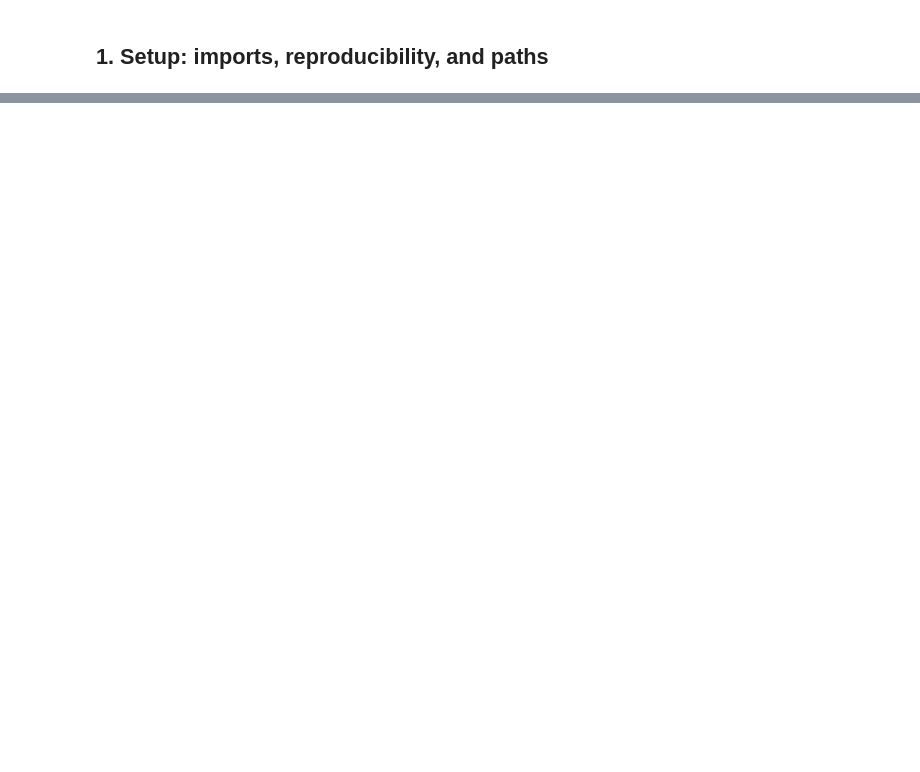
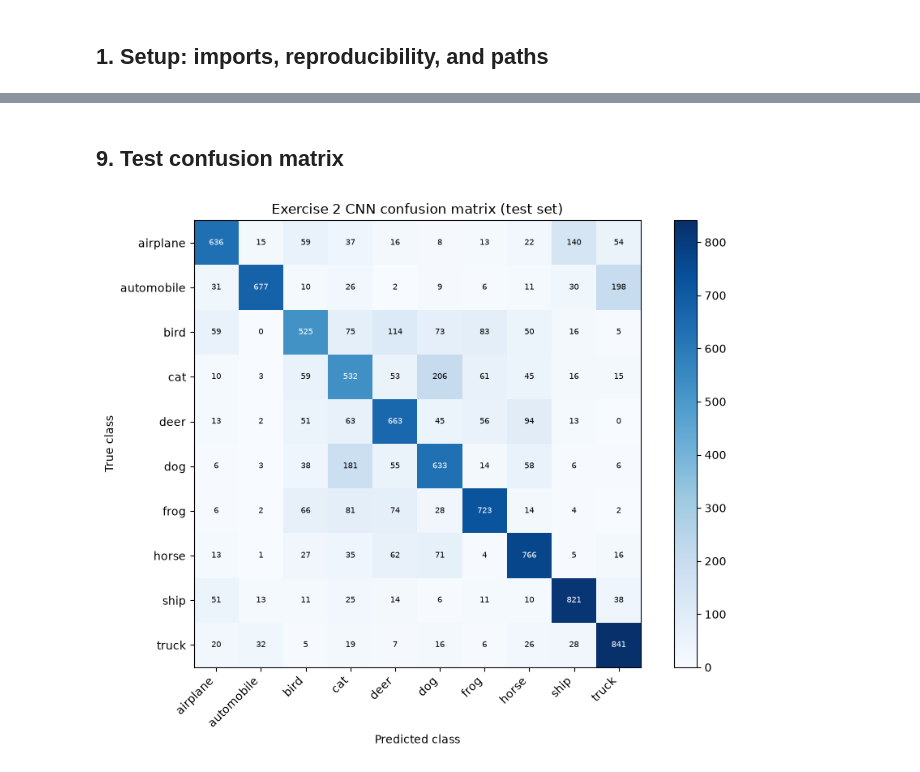
Before and after one commit to sithumi-i/PUSL3123_pytorch-CIFAR10, a Jupyter notebook: Exercise 2 CNN.ipynb, the cells around one changed output, grey strips where cells are left out. Saved outputs shown, nothing was run; the diff lists cells and outputs as text; code cells hidden in the pictures; blank space fills up the shorter version.

```diff
--- a/Exercise 2 CNN.ipynb
+++ b/Exercise 2 CNN.ipynb
@@ -336,0 +454,20 @@ Use the printed comparison table and the saved plots when discussing the report.
+# %% [markdown]
+## 9. Test confusion matrix
+# %%
+figure, axis = plt.subplots(figsize=(9, 7))
+image = axis.imshow(test_matrix, cmap="Blues")
+axis.set_xticks(range(10), CLASS_NAMES, rotation=45, ha="right")
+axis.set_yticks(range(10), CLASS_NAMES)
+axis.set_xlabel("Predicted class")
+axis.set_ylabel("True class")
+axis.set_title("Exercise 2 CNN confusion matrix (test set)")
+for row in range(10):
+    for column in range(10):
+        axis.text(column, row, str(test_matrix[row, column]), ha="center", va="center", fontsize=7,
+                  color="white" if test_matrix[row, column] > test_matrix.max() / 2 else "black")
+figure.colorbar(image, ax=axis, fraction=0.046)
+figure.tight_layout()
+figure.savefig(FIGURE_DIR / "exercise2 confusion matrix.png", dpi=300, bbox_inches="tight")
+plt.show()
+# %% [output]
+[figure, added]
```
Also changed, not shown: parts of 37 cells of this notebook, 34 other files.
